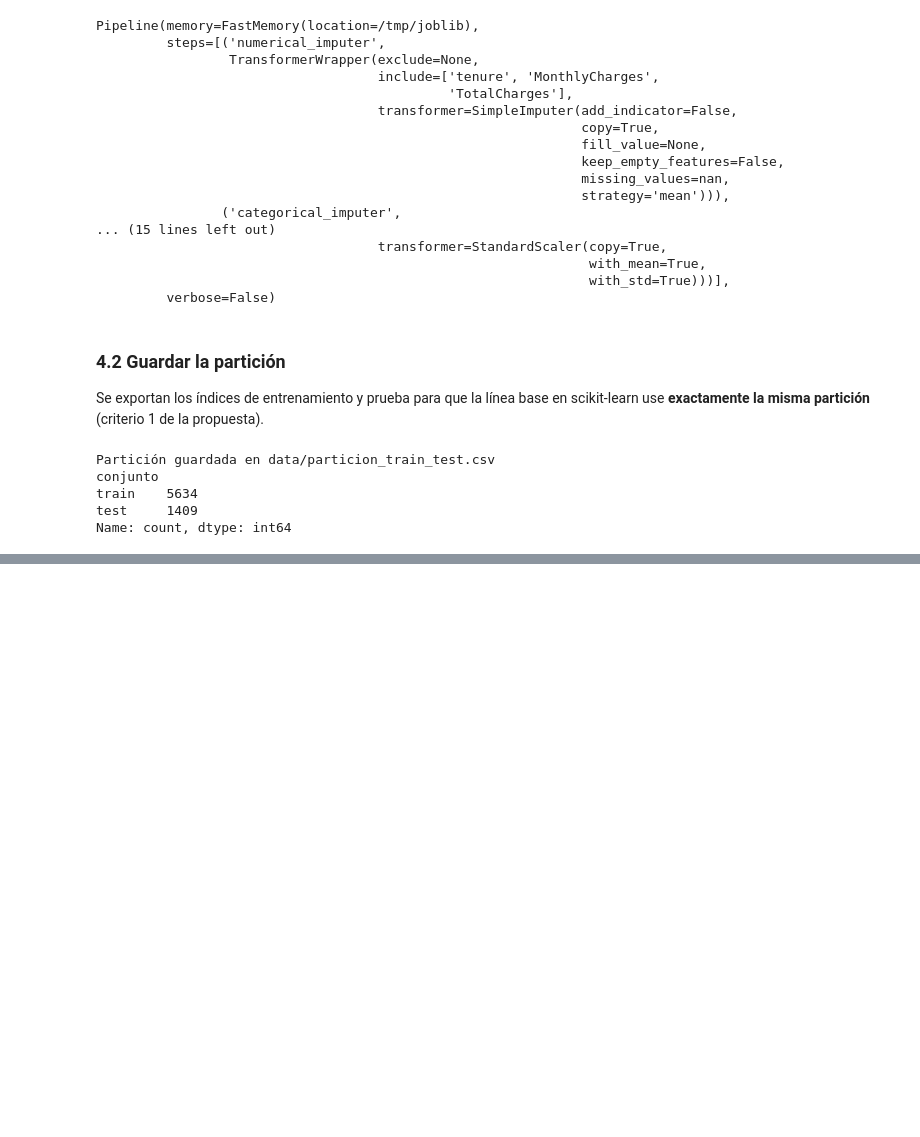
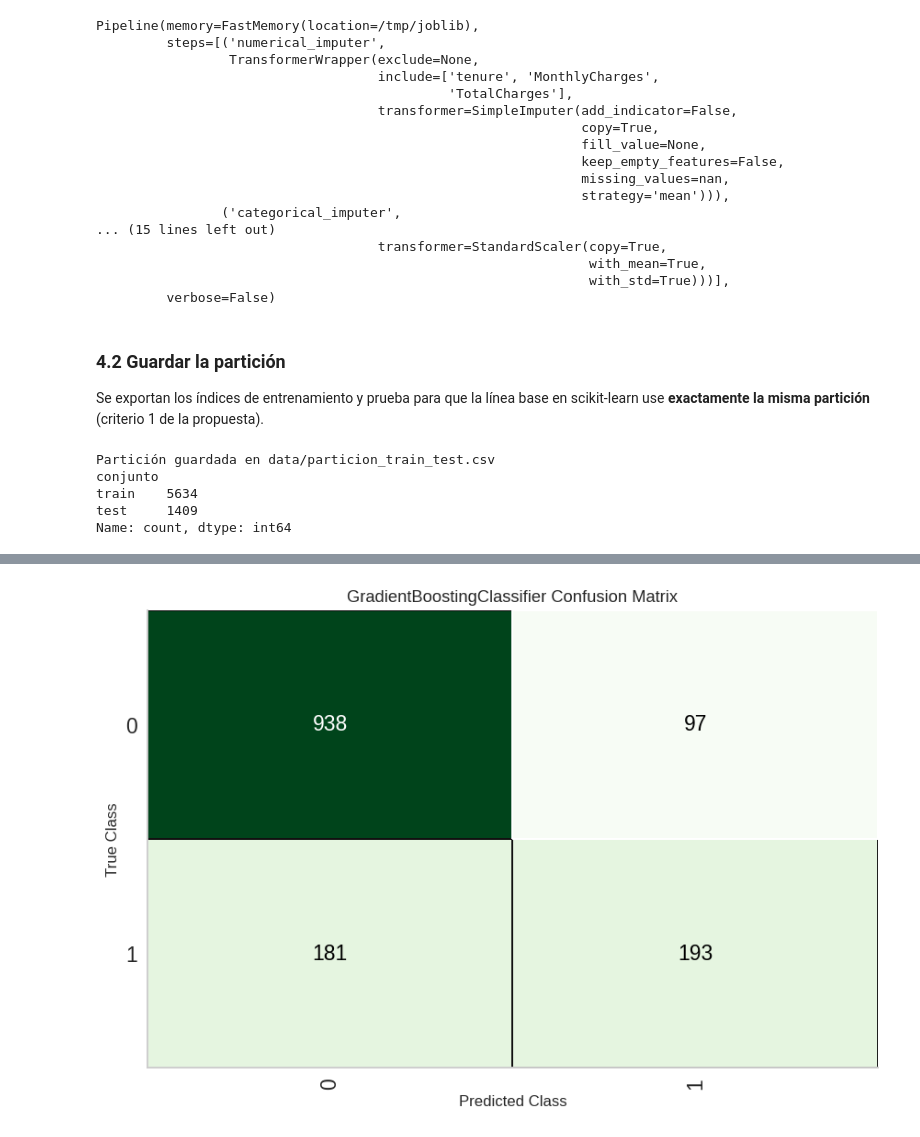
Before and after one commit to celleri-d/TrabajoPipeline3, a Jupyter notebook: pipeline_churn.ipynb, the cells around one changed output, grey strips where cells are left out. Drawn from its saved outputs; the diff is of its cells as text; code cells hidden in the pictures; blank space fills up the shorter version.

```diff
--- a/pipeline_churn.ipynb
+++ b/pipeline_churn.ipynb
@@ -490,0 +603,3 @@ Name: count, dtype: int64
+# %%
+exp.plot_model(mejor_modelo, plot="confusion_matrix")
+# %% [output]
@@ -490,0 +607 @@ Name: count, dtype: int64
+[figure, added]
```
Also changed, not shown: parts of 12 cells of this notebook, 1 other file.
